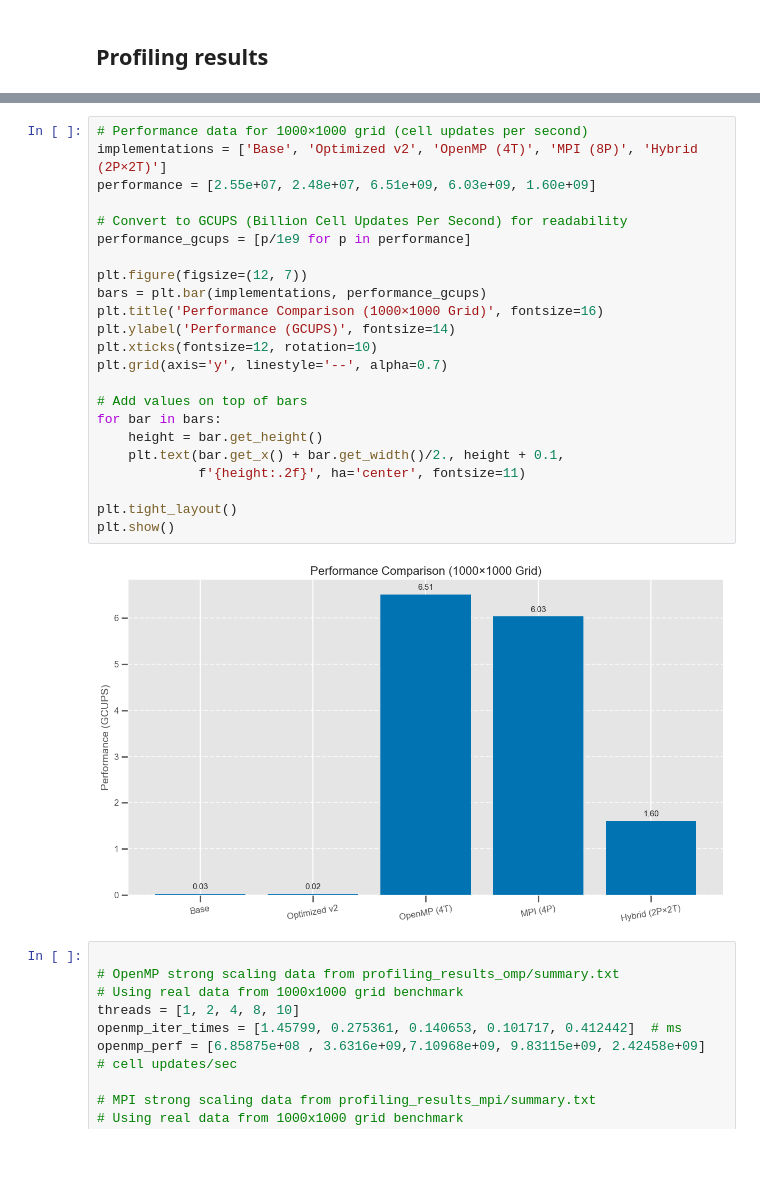
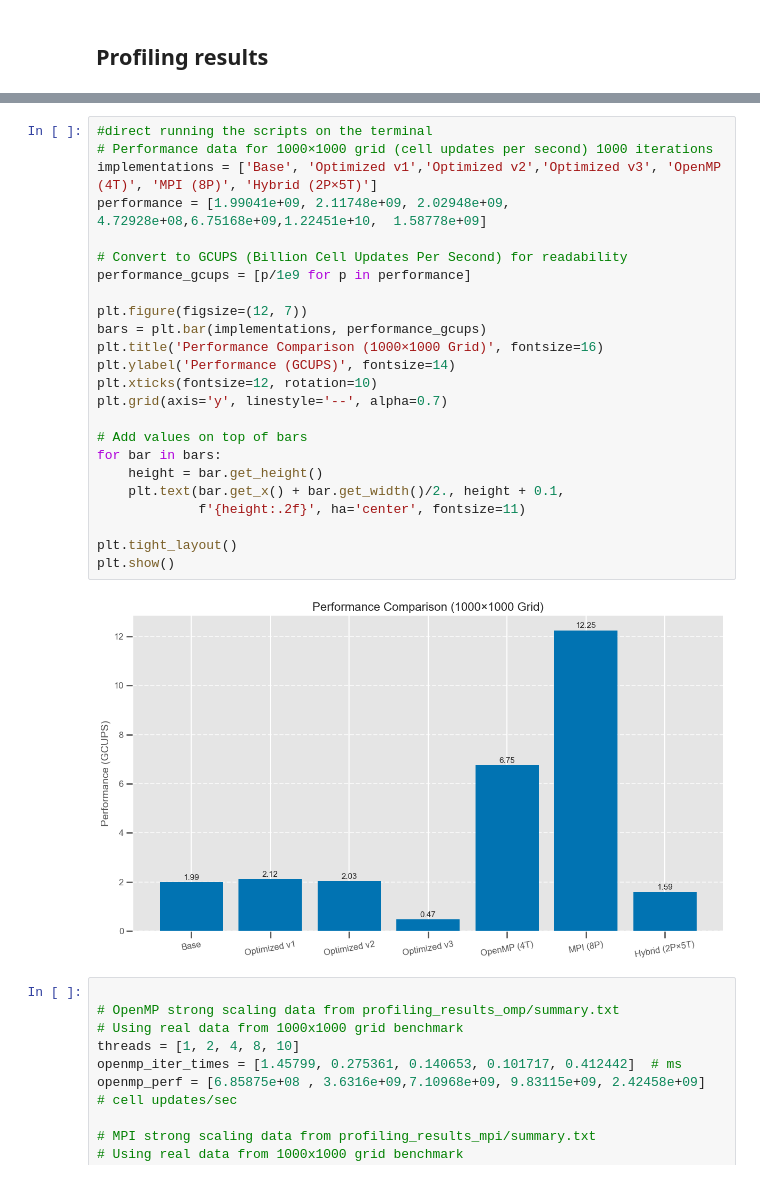
Before and after one commit to AprilQx/Advanced-Computing, a Jupyter notebook: notebook/visualization.ipynb, the cells around one changed output, grey strips where cells are left out. Saved outputs shown, nothing was run; the diff lists cells and outputs as text.

Commit message:
updated results for visualization

```diff
--- a/notebook/visualization.ipynb
+++ b/notebook/visualization.ipynb
@@ -740,28 +691,29 @@ plt.show()
 # %%
-# Performance data for 1000×1000 grid (cell updates per second)
-implementations = ['Base', 'Optimized v2', 'OpenMP (4T)', 'MPI (8P)', 'Hybrid (2P×2T)']
-performance = [2.55e+07, 2.48e+07, 6.51e+09, 6.03e+09, 1.60e+09]
+#direct running the scripts on the terminal
+# Performance data for 1000×1000 grid (cell updates per second) 1000 iterations
+implementations = ['Base', 'Optimized v1','Optimized v2','Optimized v3', 'OpenMP (4T)', 'MPI (8P)', 'Hybrid (2P×5T)']
+performance = [1.99041e+09, 2.11748e+09, 2.02948e+09, 4.72928e+08,6.75168e+09,1.22451e+10,  1.58778e+09]
 
 # Convert to GCUPS (Billion Cell Updates Per Second) for readability
 performance_gcups = [p/1e9 for p in performance]
 
 plt.figure(figsize=(12, 7))
 bars = plt.bar(implementations, performance_gcups)
 plt.title('Performance Comparison (1000×1000 Grid)', fontsize=16)
 plt.ylabel('Performance (GCUPS)', fontsize=14)
 plt.xticks(fontsize=12, rotation=10)
 plt.grid(axis='y', linestyle='--', alpha=0.7)
 
 # Add values on top of bars
 for bar in bars:
     height = bar.get_height()
     plt.text(bar.get_x() + bar.get_width()/2., height + 0.1,
              f'{height:.2f}', ha='center', fontsize=11)
 
 plt.tight_layout()
 plt.show()
 # %% [output]
-[figure, old version]
+[figure, new version]
 # %%
 
 # OpenMP strong scaling data from profiling_results_omp/summary.txt
```
Also changed, not shown: parts of 18 cells of this notebook, 12 other files.
